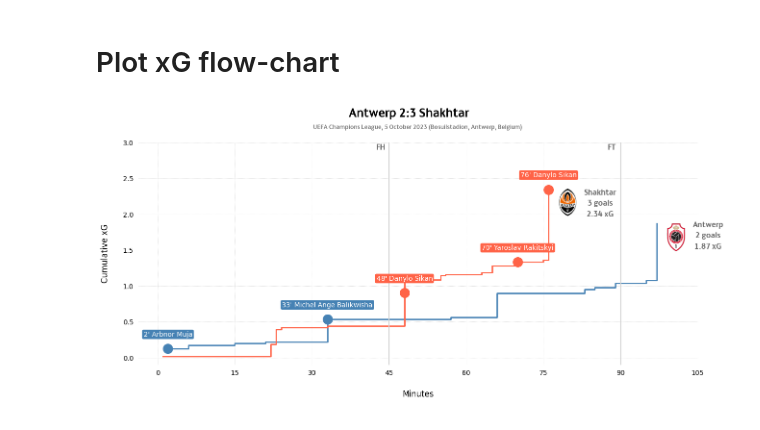
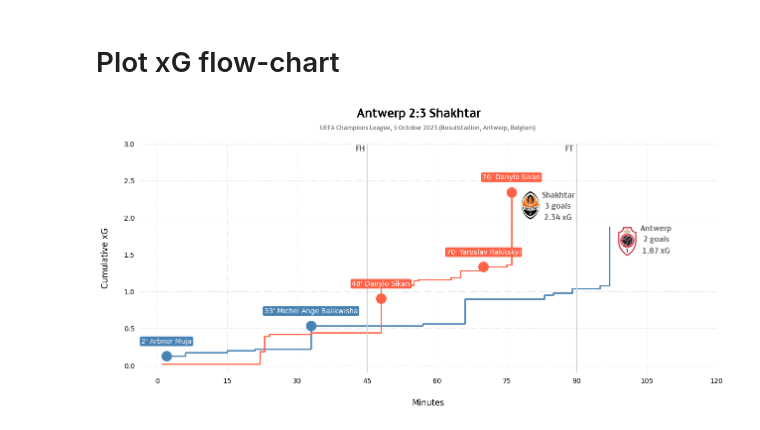
Before and after one commit to Football-Analytics-UCU/Shakhtar-Donetsk, a Jupyter notebook: notebooks/xg_flow_chart.ipynb, the cells around one changed output. Drawn from its saved outputs; the diff is of its cells as text; code cells hidden in the pictures.

Commit message:
Increases xG flow chart width

```diff
--- a/notebooks/xg_flow_chart.ipynb
+++ b/notebooks/xg_flow_chart.ipynb
@@ -131,7 +131,7 @@ ax.step(x=away_xg_cum["minute"], y=away_xg_cum["xg_cum"], where="post", color="t
 ax.scatter(x=home_goals["minute"], y=home_goals["xg_cum"], marker="o", s=200, color="steelblue")
 ax.scatter(x=away_goals["minute"], y=away_goals["xg_cum"], marker="o", s=200, color="tomato")
 
-plt.xticks([0, 15, 30, 45, 60, 75, 90, 105])
+plt.xticks([0, 15, 30, 45, 60, 75, 90, 105, 120])
 plt.yticks([0, 0.5, 1, 1.5, 2, 2.5, 3])
 
 ax.tick_params(axis="both", which="both", bottom=False, top=False, left=False, right=False)
@@ -142,33 +142,33 @@ ax.axvline(x=90, color="lightgray")
 plt.text(42.5, 2.9, "FH", color="dimgray", fontsize=13, fontproperties=font_properties)
 plt.text(87.5, 2.9, "FT", color="dimgray", fontsize=13, fontproperties=font_properties)
 
 annotate_goals(home_goals)
 annotate_goals(away_goals)
 
 stat_text_options = dict(ha="center", va="center", color="dimgray", fontsize=13, fontproperties=font_properties)
 plt.text(107, 1.85, "Antwerp", **stat_text_options)
 plt.text(107, 1.7, f"{home_goal_count} goals", **stat_text_options)
 plt.text(107, 1.55, f"{home_xg_total} xG", **stat_text_options)
 
 plt.text(86, 2.3, "Shakhtar", **stat_text_options)
 plt.text(86, 2.15, f"{away_goal_count} goals", **stat_text_options)
 plt.text(86, 2, f"{away_xg_total} xG", **stat_text_options)
 
 plt.ylabel("Cumulative xG", fontsize=12, labelpad=20)
 plt.xlabel("Minutes", fontsize=12, labelpad=20)
 
 home_logo = mpimg.imread("../images/antwerp_logo.png")
-ax_home_logo = fig.add_axes([0.82, 0.5, 0.1, 0.1])
+ax_home_logo = fig.add_axes([0.73, 0.5, 0.1, 0.1])
 ax_home_logo.imshow(home_logo)
 ax_home_logo.axis("off")
 
 away_logo = mpimg.imread("../images/shakhtar_logo.png")
-ax_away_logo = fig.add_axes([0.67, 0.62, 0.1, 0.1])
+ax_away_logo = fig.add_axes([0.6, 0.62, 0.1, 0.1])
 ax_away_logo.imshow(away_logo)
 ax_away_logo.axis("off")
 
 plt.savefig("../report/xg_flow_chart.png", dpi=300, bbox_inches="tight")
 
 plt.show()
 # %% [output]
-[figure, old version]
+[figure, new version]
```
Also changed, not shown: 1 other file.
